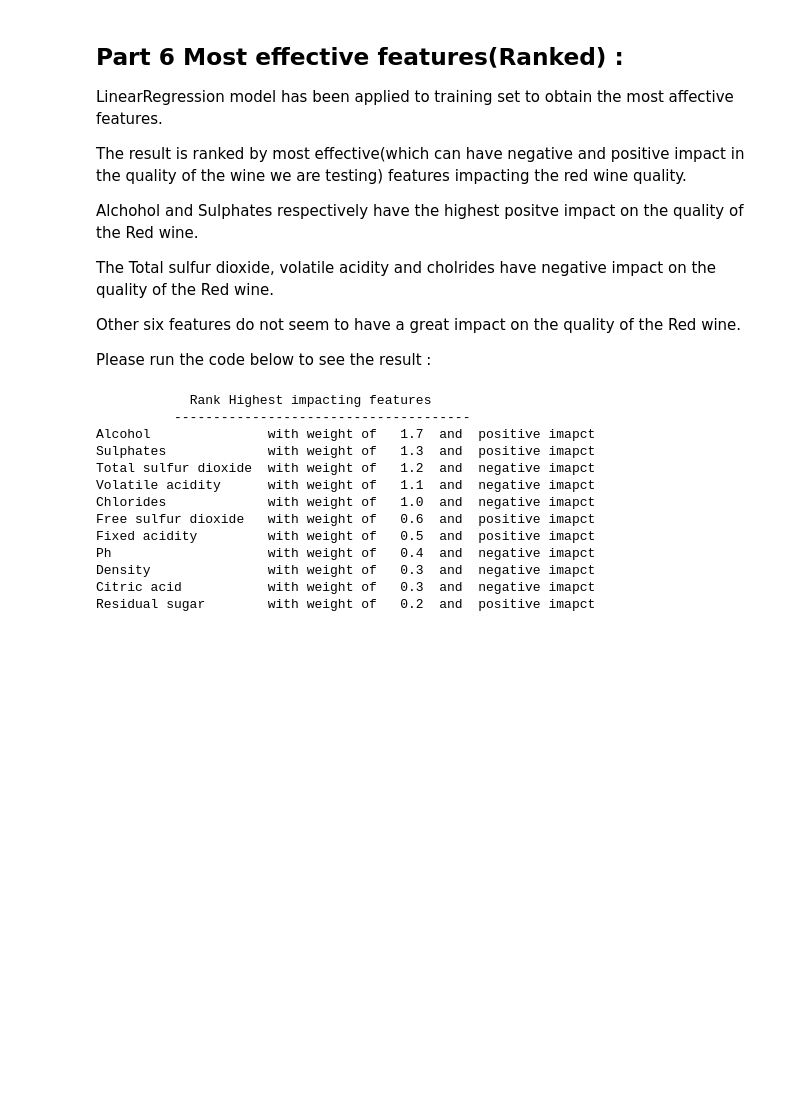
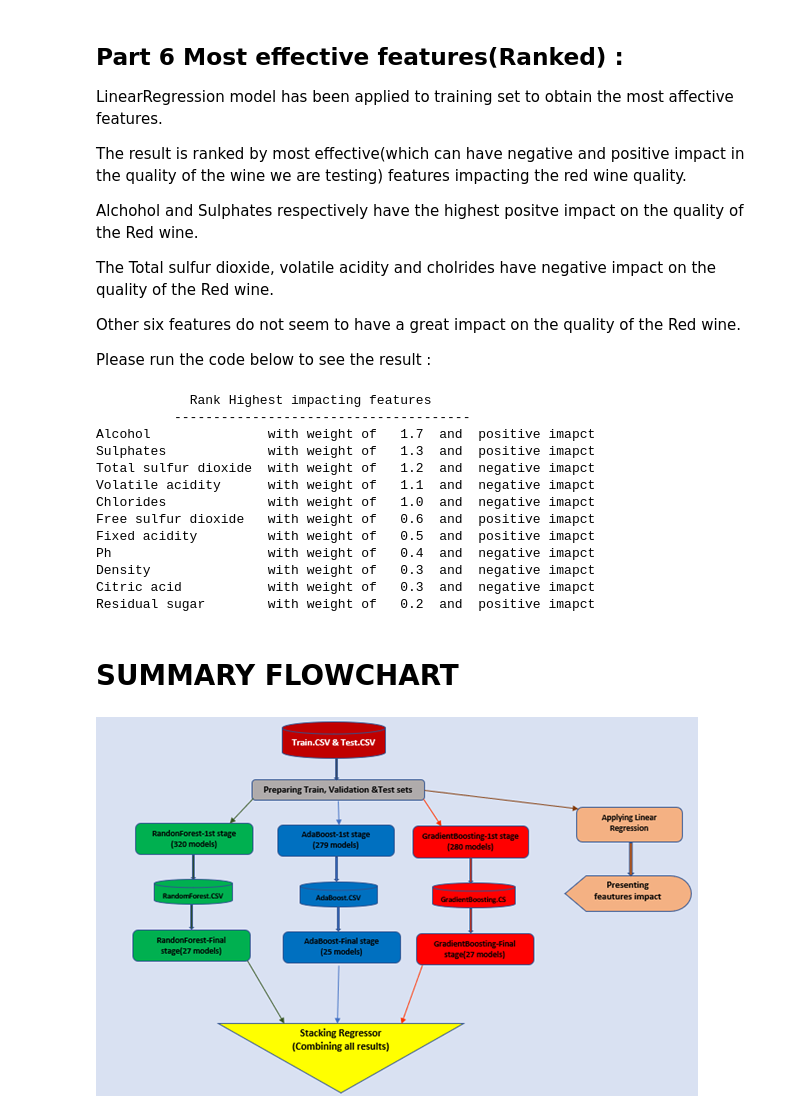
Before and after one commit to Farhad1353/Projects, a Jupyter notebook: ML_Project/ML_Project.ipynb, the cells around one changed output. Drawn from its saved outputs; the diff is of its cells as text; code cells hidden in the pictures; blank space fills up the shorter version.

Commit message:
Adding a summary flowchart to the Jupyter notebook

```diff
--- a/ML_Project/ML_Project.ipynb
+++ b/ML_Project/ML_Project.ipynb
@@ -502,3 +501,10 @@ Ph                    with weight of   0.4  and  negative imapct
 Density               with weight of   0.3  and  negative imapct
 Citric acid           with weight of   0.3  and  negative imapct
 Residual sugar        with weight of   0.2  and  positive imapct
+# %% [markdown]
+# SUMMARY FLOWCHART
+# %%
+from IPython.display import Image
+Image(filename='../images/Project_Flowchart.png')
+# %% [output]
+[figure, added]
```
Also changed, not shown: parts of 1 cell of this notebook, 1 other file.
